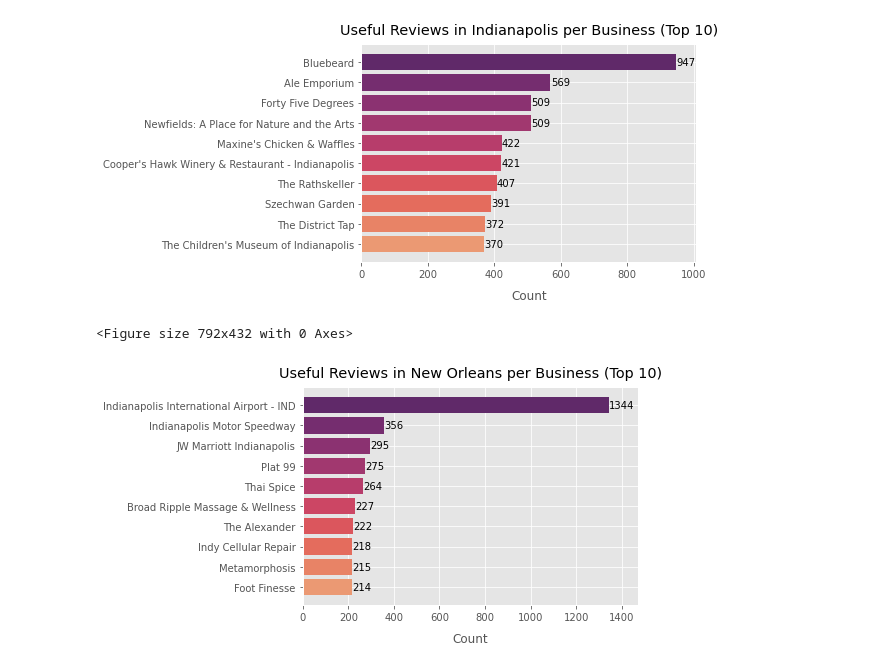
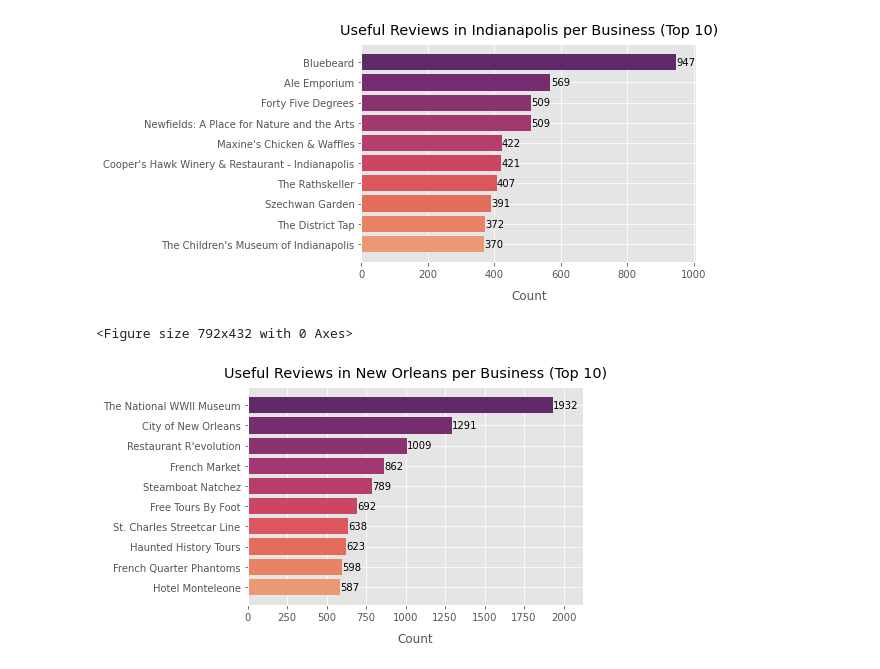
Before and after one commit to suvithkl/IntroDS-miniproject, a Jupyter notebook: app/visualisations.ipynb, the cells around one changed output. Cells and saved outputs as stored; diff of their text form; code cells hidden in the pictures.

Commit message:
graph

```diff
--- a/app/visualisations.ipynb
+++ b/app/visualisations.ipynb
@@ -167,24 +168,25 @@ for i, v in enumerate(grouped):
 services = pd.read_json('../filut/services_review.json')
 # %%
 # counting useful reviews by city (top 10) - New Orleans
-
+from matplotlib import pyplot as plt
+import seaborn as sns
 %matplotlib inline
 
-temp = services.loc[services['city'] == 'Indianapolis']
+temp = services.loc[services['city'] == 'New Orleans']
 grouped = temp.groupby('name')['useful'].sum().sort_values(ascending=False)[:10]
 # flipping the dataframe
 grouped = grouped[::-1]
 
 plt.figure(figsize=(11,6))
 plt.style.use('ggplot')
 fig, ax = plt.subplots()
 plt.barh(grouped.index.values, grouped.values, color=sns.color_palette("flare", len(grouped)))
 plt.xlabel('Count', labelpad=10)
 plt.title('Useful Reviews in New Orleans per Business (Top 10)', loc='center', pad=10)
-plt.xlim(0, 1470)
+plt.xlim(0, 2120)
 plt.margins(x=20)
 for i, v in enumerate(grouped):
     ax.text(v+1, int(i), str(v), verticalalignment='center')
 # %% [output]
 <Figure size 792x432 with 0 Axes>
-[figure, old version]
+[figure, new version]
```
Also changed, not shown: parts of 1 cell of this notebook.
